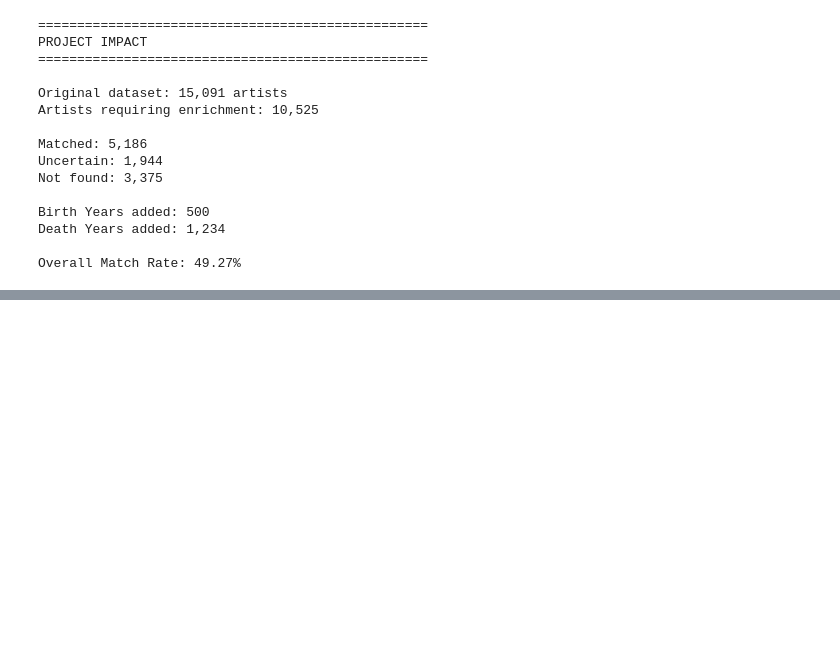
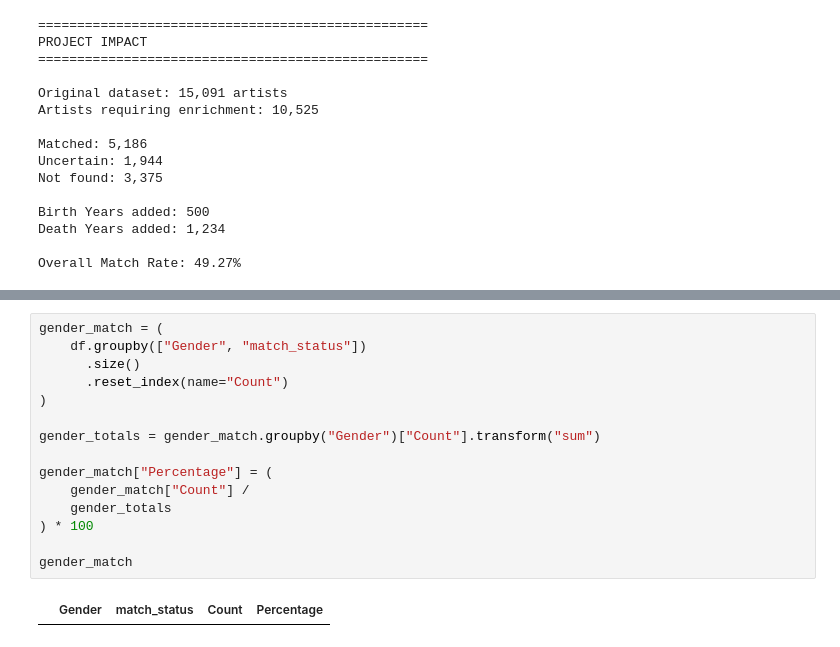
Before and after one commit to daniellimani/openproject-SoSe-2026, a Jupyter notebook: notebook/old_impacts_and_results_backup.ipynb, the cells around one changed output, grey strips where cells are left out. Saved outputs shown, nothing was run; the diff lists cells and outputs as text; blank space fills up the shorter version.

```diff
--- a/notebook/impacts_and_results.ipynb
+++ b/notebook/old_impacts_and_results_backup.ipynb
@@ -263,0 +362,17 @@ Overall Match Rate: 49.27%
+# %%
+gender_match = (
+    df.groupby(["Gender", "match_status"])
+      .size()
+      .reset_index(name="Count")
+)
+
+gender_totals = gender_match.groupby("Gender")["Count"].transform("sum")
+
+gender_match["Percentage"] = (
+    gender_match["Count"] /
+    gender_totals
+) * 100
+
+gender_match
+# %% [output]
+|  | Gender | match_status | Count | Percentage |
```
Also changed, not shown: parts of 24 cells of this notebook, 4 other files.
